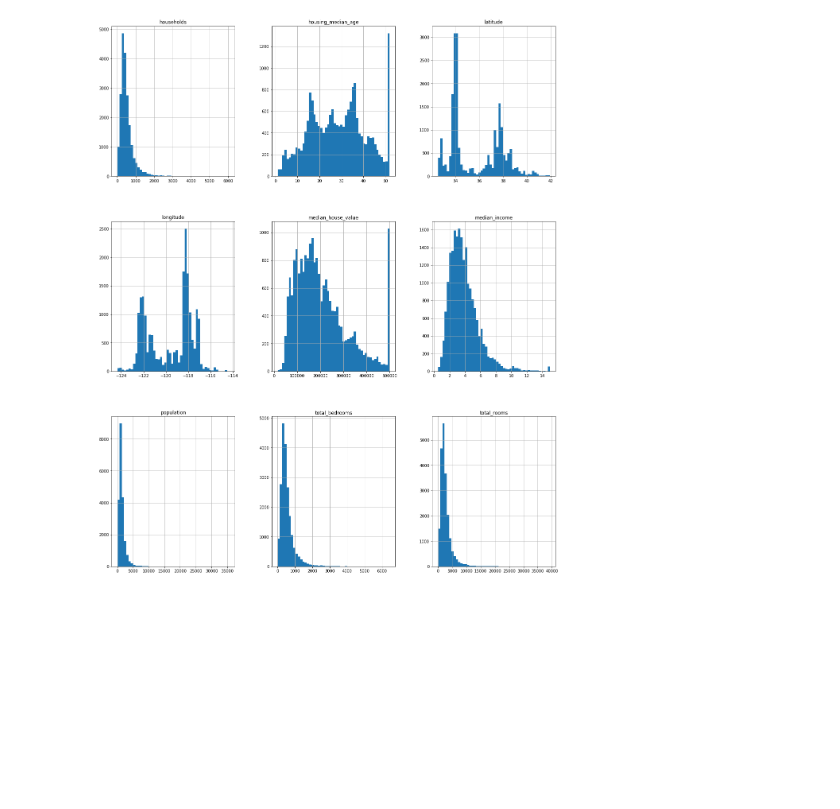
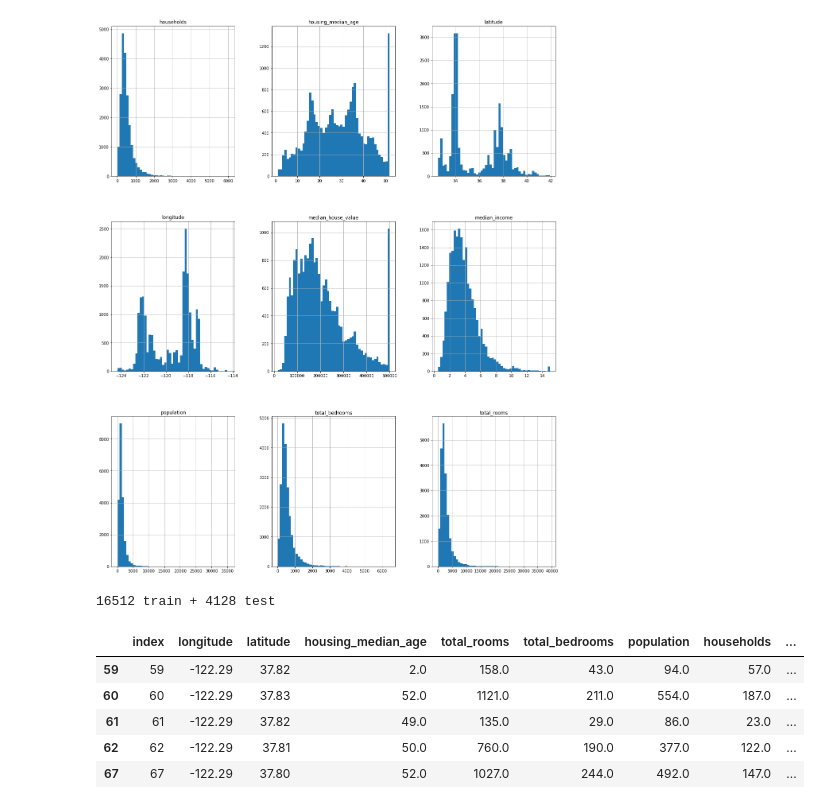
Before and after one commit to IllegalOpcode007/MedianHousePriceInCali, a Jupyter notebook: HouseValueInCaliDistricts.ipynb, the cells around one changed output. Saved outputs shown, nothing was run; the diff lists cells and outputs as text; code cells hidden in the pictures; blank space fills up the shorter version.

```diff
--- a/HouseValueInCaliDistricts.ipynb
+++ b/HouseValueInCaliDistricts.ipynb
@@ -84,0 +98,30 @@ plt.show()
+# %%
+train_set, test_set = split_train_test(housing, 0.2)
+print(len(train_set), "train +", len(test_set), "test")
+# %% [output]
+16512 train + 4128 test
+# %%
+from zlib import crc32
+
+def test_set_check(identifier, test_ratio):
+    return crc32(np.int64(identifier)) & 0xffffffff < test_ratio * 2**32
+
+def split_train_test_by_id(data, test_ratio, id_column):
+    ids = data[id_column]
+    in_test_set = ids.apply(lambda id_: test_set_check(id_, test_ratio))
+    return data.loc[~in_test_set], data.loc[in_test_set]
+# %%
+housing_with_id = housing.reset_index()   # add an index column
+train_set, test_set = split_train_test_by_id(housing_with_id, 0.2, "index")
+# %%
+housing_with_id["id"] = housing["longitude"] * 1000 + housing["latitude"]
+train_set, test_set = split_train_test_by_id(housing_with_id, 0.2, "id")
+# %%
+test_set.head()
+# %% [output]
+|  | index | longitude | latitude | housing_median_age | total_rooms | total_bedrooms | population | households | ... |
+| 59 | 59 | -122.29 | 37.82 | 2.0 | 158.0 | 43.0 | 94.0 | 57.0 | ... |
+| 60 | 60 | -122.29 | 37.83 | 52.0 | 1121.0 | 211.0 | 554.0 | 187.0 | ... |
+| 61 | 61 | -122.29 | 37.82 | 49.0 | 135.0 | 29.0 | 86.0 | 23.0 | ... |
+| 62 | 62 | -122.29 | 37.81 | 50.0 | 760.0 | 190.0 | 377.0 | 122.0 | ... |
+| 67 | 67 | -122.29 | 37.80 | 52.0 | 1027.0 | 244.0 | 492.0 | 147.0 | ... |
```
Also changed, not shown: parts of 10 cells of this notebook.
